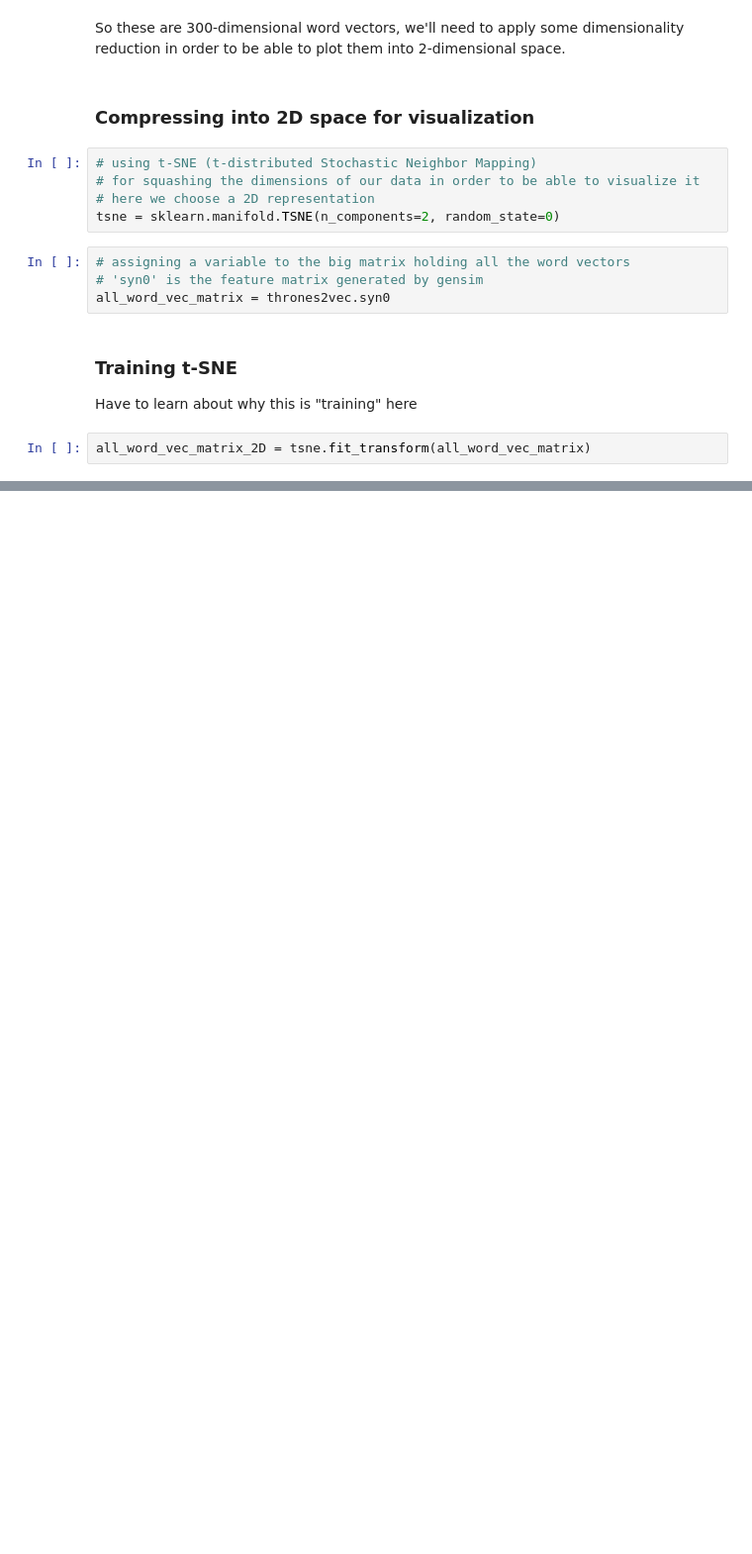
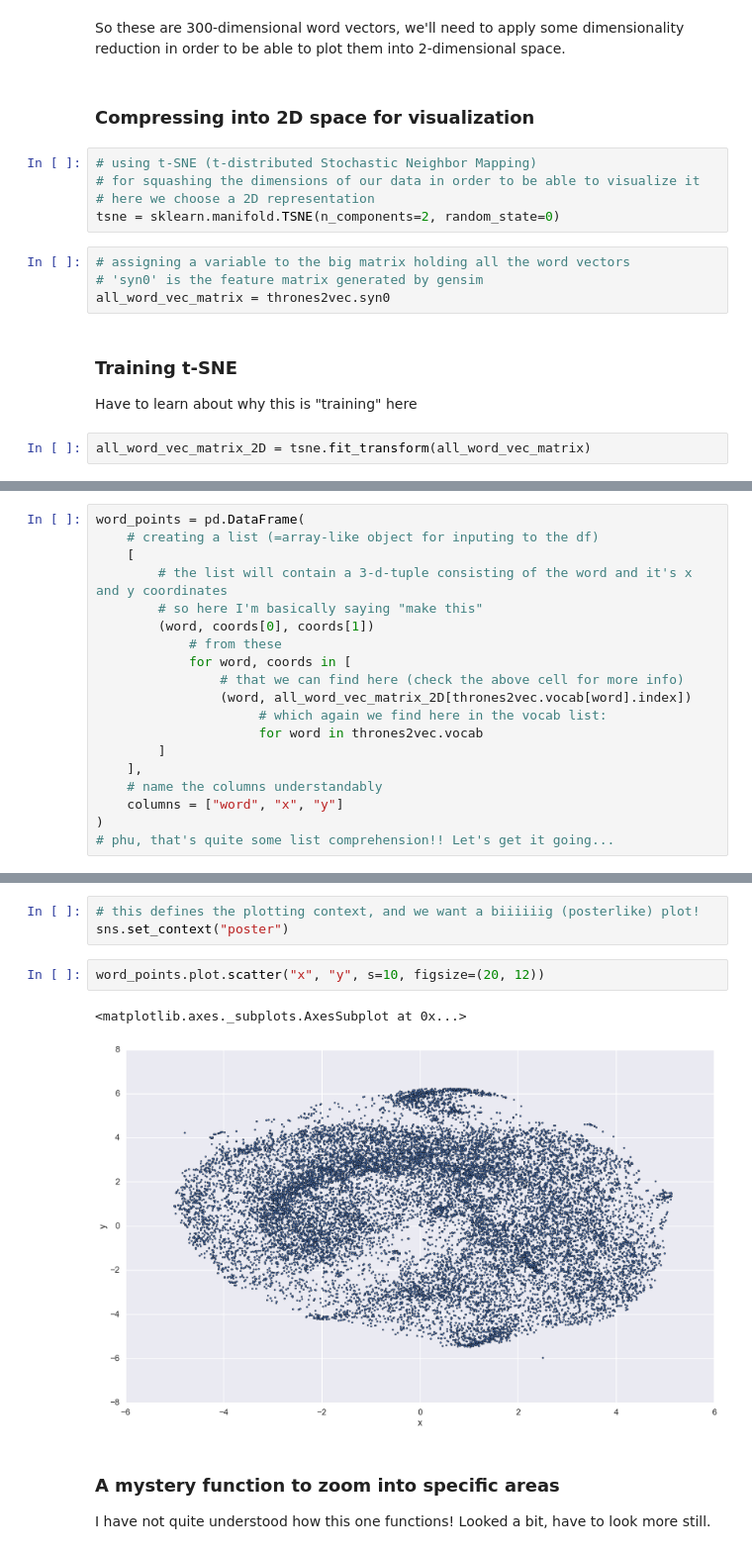
Before and after one commit to martin-martin/game_of_vectors, a Jupyter notebook: GameOfVectors.ipynb, the cells around one changed output, grey strips where cells are left out. Shown at 99% size. Drawn from its saved outputs; the diff is of its cells as text; blank space fills up the shorter version.

Commit message:
plots and analyses

```diff
--- a/GameOfVectors.ipynb
+++ b/GameOfVectors.ipynb
@@ -207,0 +225,19 @@ all_word_vec_matrix_2D = tsne.fit_transform(all_word_vec_matrix)
+# %%
+word_points = pd.DataFrame(
+    # creating a list (=array-like object for inputing to the df)
+    [
+        # the list will contain a 3-d-tuple consisting of the word and it's x and y coordinates
+        # so here I'm basically saying "make this"
+        (word, coords[0], coords[1])
+            # from these
+            for word, coords in [
+                # that we can find here (check the above cell for more info)
+                (word, all_word_vec_matrix_2D[thrones2vec.vocab[word].index])
+                     # which again we find here in the vocab list:
+                     for word in thrones2vec.vocab
+        ]
+    ],
+    # name the columns understandably
+    columns = ["word", "x", "y"]
+)
+# phu, that's quite some list comprehension!! Let's get it going...
@@ -207,0 +254,11 @@ all_word_vec_matrix_2D = tsne.fit_transform(all_word_vec_matrix)
+# %%
+# this defines the plotting context, and we want a biiiiiig (posterlike) plot!
+sns.set_context("poster")
+# %%
+word_points.plot.scatter("x", "y", s=10, figsize=(20, 12))
+# %% [output]
+<matplotlib.axes._subplots.AxesSubplot at 0x...>
+[figure, added]
+# %% [markdown]
+### A mystery function to zoom into specific areas
+I have not quite understood how this one functions! Looked a bit, have to look more still.
```
Also changed, not shown: parts of 38 cells of this notebook.
